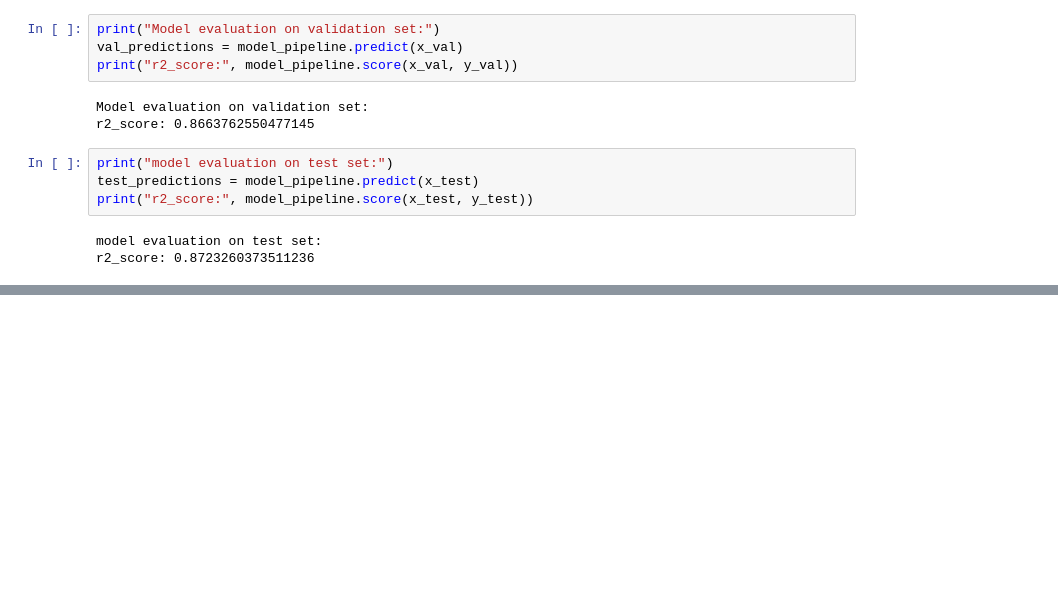
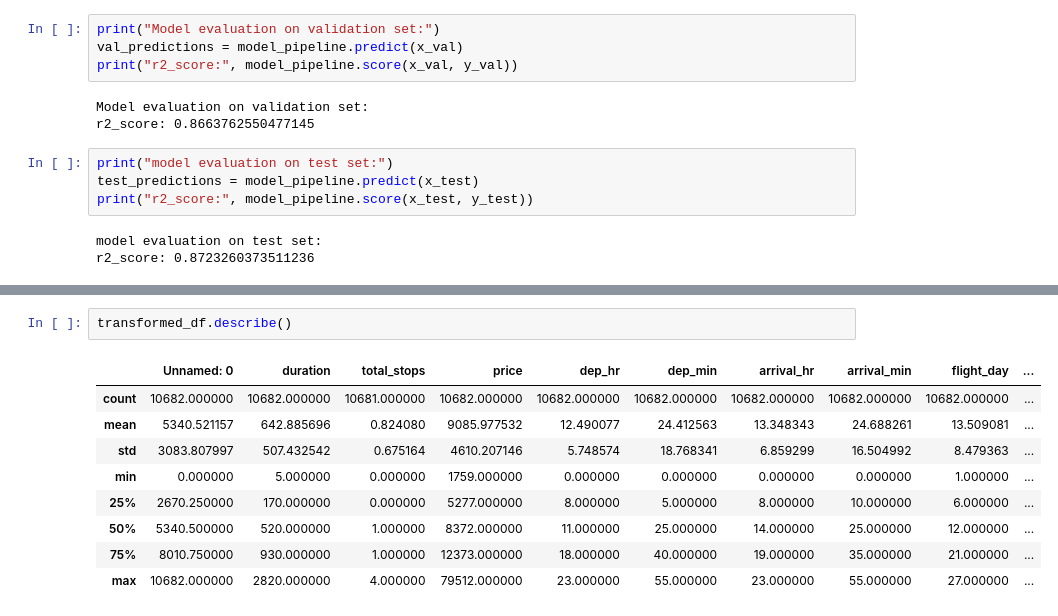
Before and after one commit to Rutu-RD/flight_prediction, a Jupyter notebook: notebooks/notebook_01.ipynb, the cells around one changed output, grey strips where cells are left out. Cells and saved outputs as stored; diff of their text form; blank space fills up the shorter version.

```diff
--- a/notebooks/notebook_01.ipynb
+++ b/notebooks/notebook_01.ipynb
@@ -296,0 +355,12 @@ r2_score: 0.8723260373511236
+# %%
+transformed_df.describe()
+# %% [output]
+|  | Unnamed: 0 | duration | total_stops | price | dep_hr | dep_min | arrival_hr | arrival_min | flight_day | ... |
+| count | 10682.000000 | 10682.000000 | 10681.000000 | 10682.000000 | 10682.000000 | 10682.000000 | 10682.000000 | 10682.000000 | 10682.000000 | ... |
+| mean | 5340.521157 | 642.885696 | 0.824080 | 9085.977532 | 12.490077 | 24.412563 | 13.348343 | 24.688261 | 13.509081 | ... |
+| std | 3083.807997 | 507.432542 | 0.675164 | 4610.207146 | 5.748574 | 18.768341 | 6.859299 | 16.504992 | 8.479363 | ... |
+| min | 0.000000 | 5.000000 | 0.000000 | 1759.000000 | 0.000000 | 0.000000 | 0.000000 | 0.000000 | 1.000000 | ... |
+| 25% | 2670.250000 | 170.000000 | 0.000000 | 5277.000000 | 8.000000 | 5.000000 | 8.000000 | 10.000000 | 6.000000 | ... |
+| 50% | 5340.500000 | 520.000000 | 1.000000 | 8372.000000 | 11.000000 | 25.000000 | 14.000000 | 25.000000 | 12.000000 | ... |
+| 75% | 8010.750000 | 930.000000 | 1.000000 | 12373.000000 | 18.000000 | 40.000000 | 19.000000 | 35.000000 | 21.000000 | ... |
+| max | 10682.000000 | 2820.000000 | 4.000000 | 79512.000000 | 23.000000 | 55.000000 | 23.000000 | 55.000000 | 27.000000 | ... |
```
Also changed, not shown: parts of 11 cells of this notebook, 7 other files.
